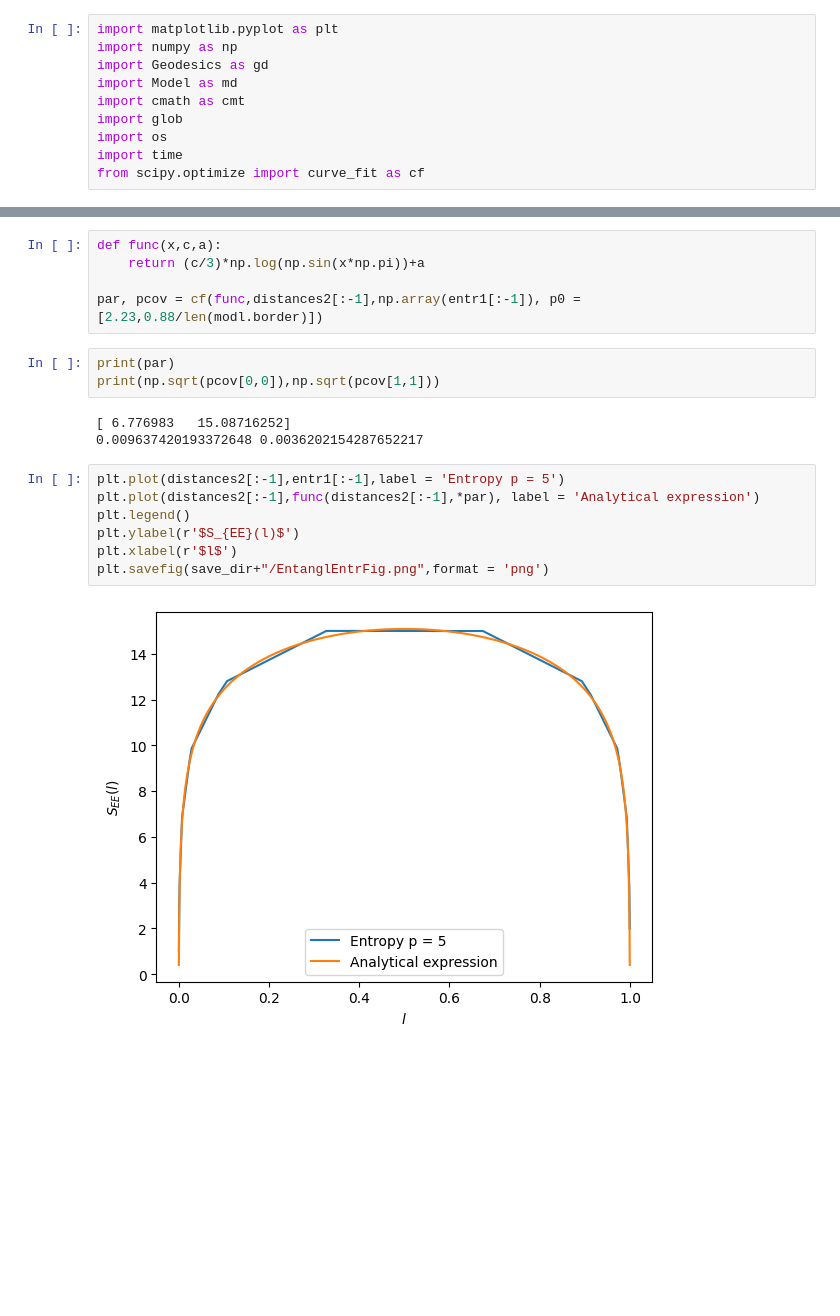
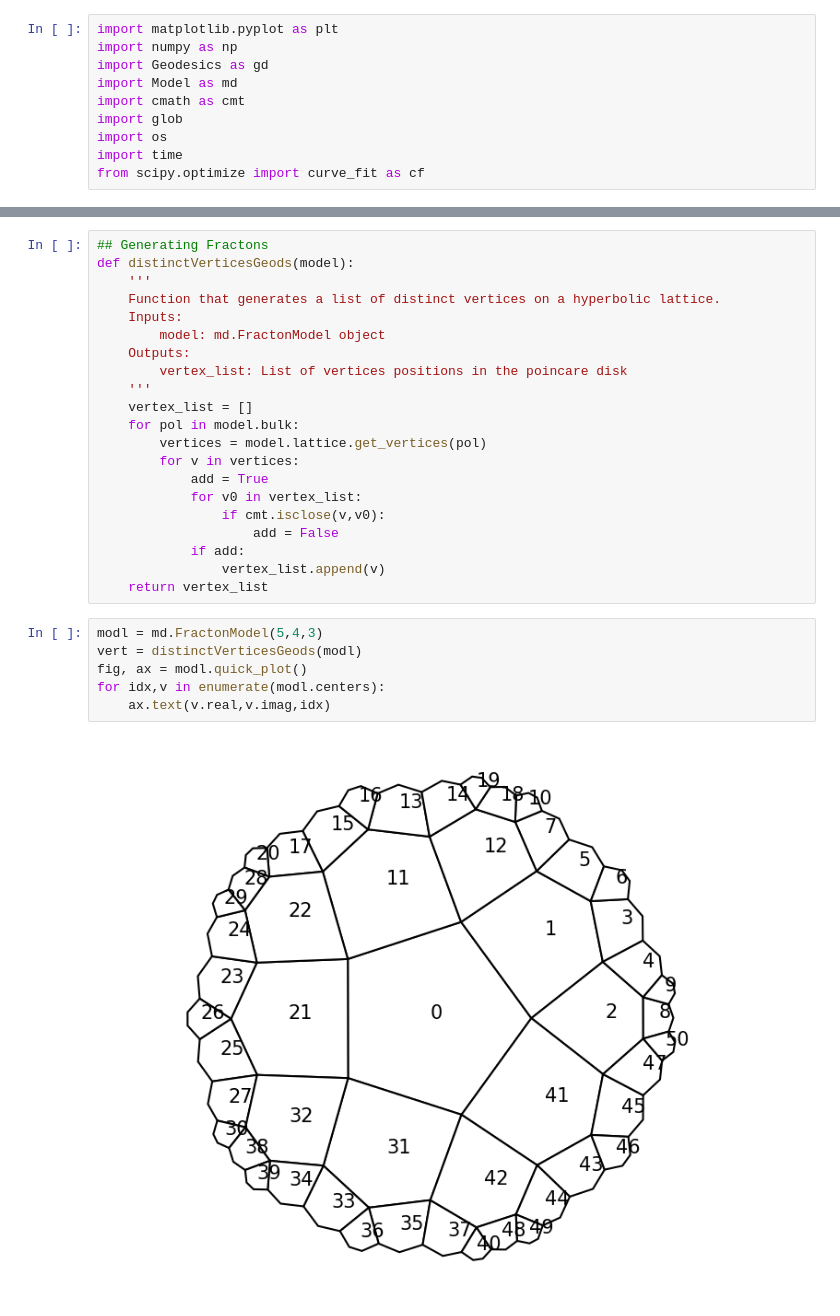
Before and after one commit to Alejo-Costa-Duran/HyperbolicFractonModel, a Jupyter notebook: Graphs-DataAnalysis.ipynb, the cells around one changed output, grey strips where cells are left out. Cells and saved outputs as stored; diff of their text form; blank space fills up the shorter version.

Commit message:
Figures

```diff
--- a/Graphs-DataAnalysis.ipynb
+++ b/Graphs-DataAnalysis.ipynb
@@ -40,20 +11,29 @@ plt.savefig(save_dir+"/CorrelationFig.png",format = 'png')
-# %%
-def func(x,c,a):
-    return (c/3)*np.log(np.sin(x*np.pi))+a
-
-par, pcov = cf(func,distances2[:-1],np.array(entr1[:-1]), p0 = [2.23,0.88/len(modl.border)])
-# %%
-print(par)
-print(np.sqrt(pcov[0,0]),np.sqrt(pcov[1,1]))
-# %% [output]
-[ 6.776983   15.08716252]
-0.009637420193372648 0.0036202154287652217
-# %%
-plt.plot(distances2[:-1],entr1[:-1],label = 'Entropy p = 5')
-plt.plot(distances2[:-1],func(distances2[:-1],*par), label = 'Analytical expression')
-plt.legend()
-plt.ylabel(r'$S_{EE}(l)$')
-plt.xlabel(r'$l$')
-plt.savefig(save_dir+"/EntanglEntrFig.png",format = 'png')
-# %% [output]
-[figure, removed]
+# %%
+## Generating Fractons
+def distinctVerticesGeods(model):
+    '''
+    Function that generates a list of distinct vertices on a hyperbolic lattice.
+    Inputs:
+        model: md.FractonModel object
+    Outputs:
+        vertex_list: List of vertices positions in the poincare disk
+    '''
+    vertex_list = []
+    for pol in model.bulk:
+        vertices = model.lattice.get_vertices(pol)
+        for v in vertices:
+            add = True
+            for v0 in vertex_list:
+                if cmt.isclose(v,v0):
+                    add = False
+            if add:
+                vertex_list.append(v)
+    return vertex_list
+# %%
+modl = md.FractonModel(5,4,3)
+vert = distinctVerticesGeods(modl)
+fig, ax = modl.quick_plot()
+for idx,v in enumerate(modl.centers):
+    ax.text(v.real,v.imag,idx)
+# %% [output]
+[figure, added]
```
Also changed, not shown: parts of 7 cells of this notebook, 4 other files.
